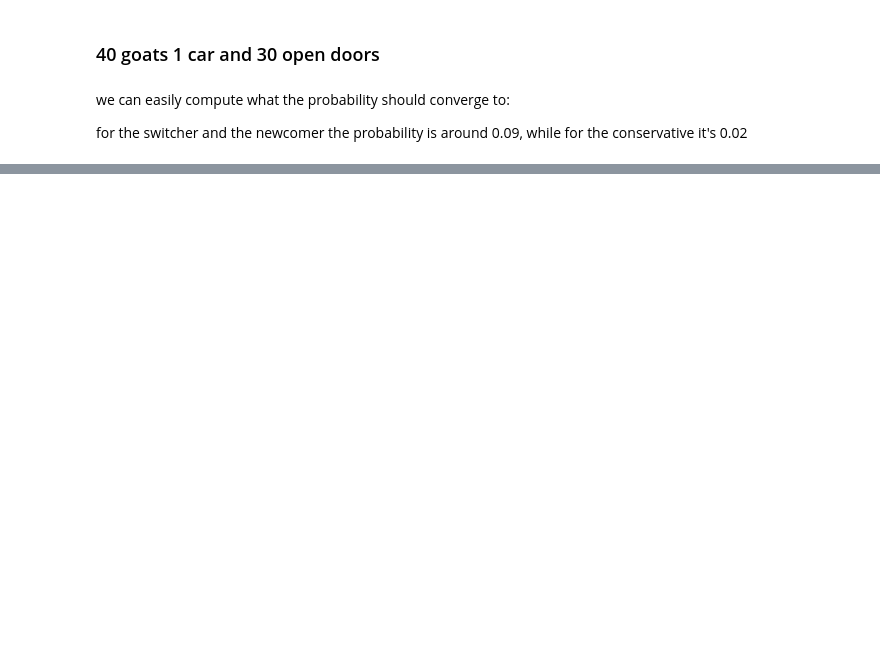
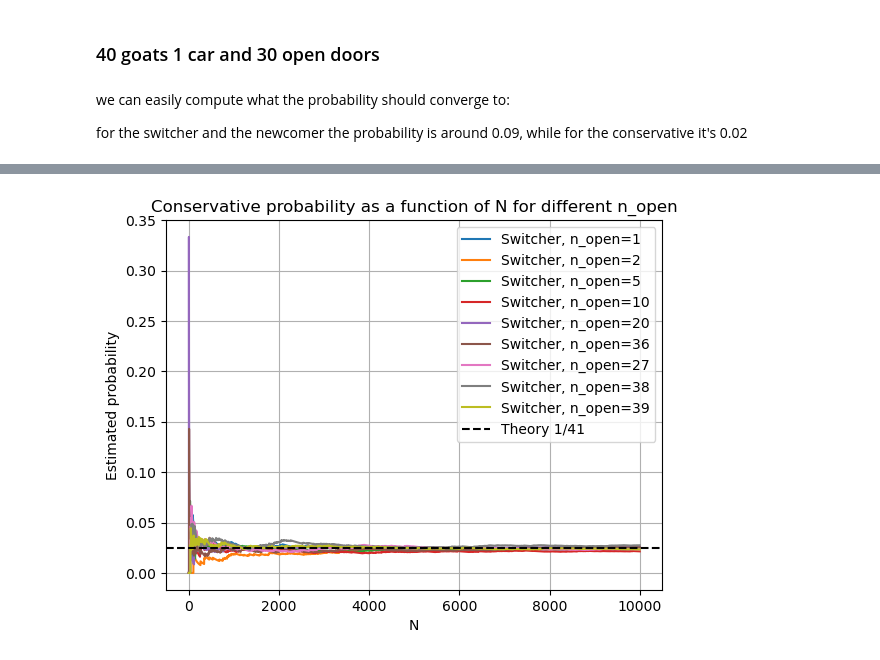
Before and after one commit to alessandrodipiano/machinelearning4physics_bicocca_2026, a Jupyter notebook: lectures/L01_probability.ipynb, the cells around one changed output, grey strips where cells are left out. Drawn from its saved outputs; the diff is of its cells as text; code cells hidden in the pictures; blank space fills up the shorter version.

```diff
--- a/lectures/L01_probability.ipynb
+++ b/lectures/L01_probability.ipynb
@@ -932,0 +933,14 @@ plt.show()
+# %%
+for n_open in n_open_values:
+    prob_S, prob_C, prob_N = simulation(players, N, 40, n_open)
+    plt.plot(range(1, N), prob_C, label=f"Switcher, n_open={n_open}")
+
+plt.xlabel("N")
+plt.ylabel("Estimated probability")
+plt.title("Conservative probability as a function of N for different n_open")
+plt.axhline(1/41, linestyle="--", color="black", label="Theory 1/41")
+plt.legend()
+plt.grid(True)
+plt.show()
+# %% [output]
+[figure, added]
```
Also changed, not shown: parts of 5 cells of this notebook, 1 other file.
